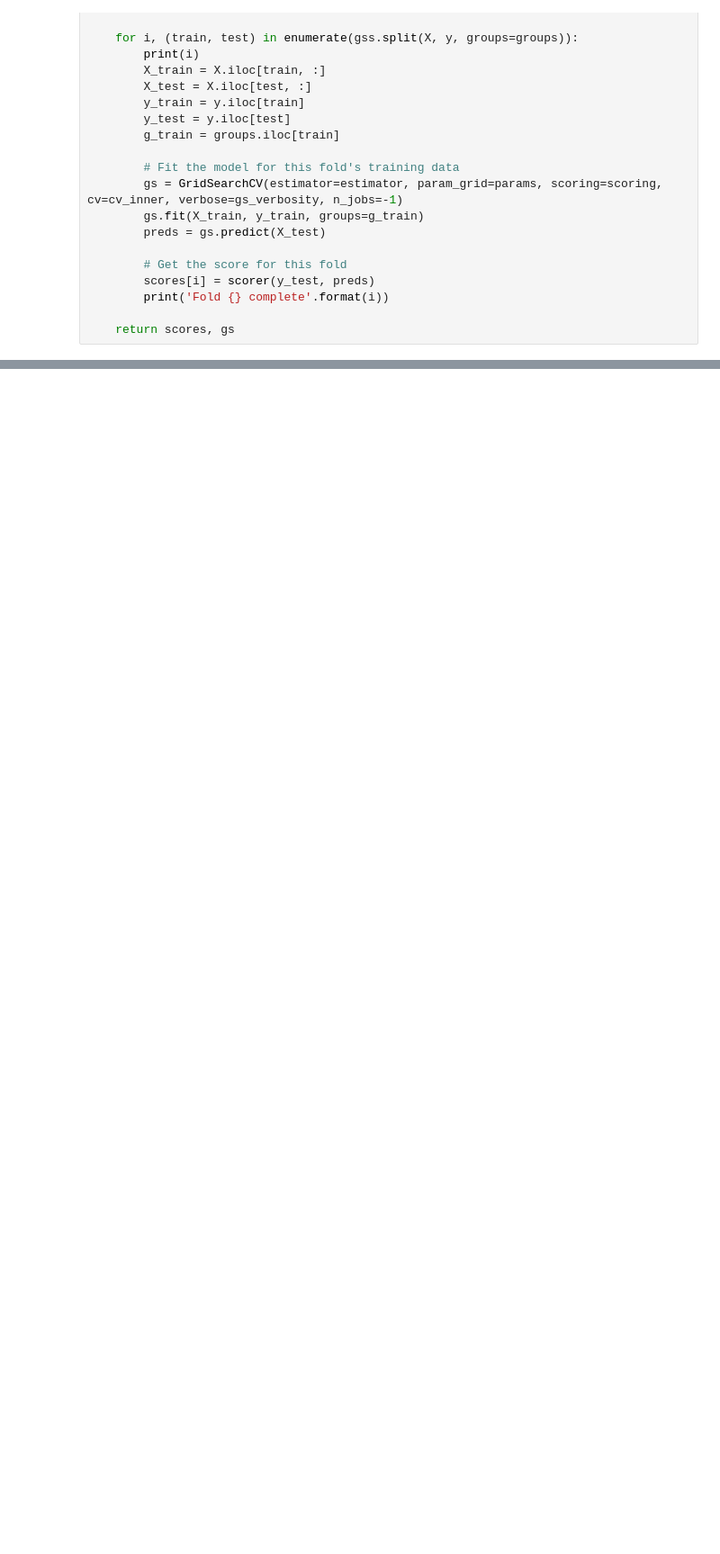
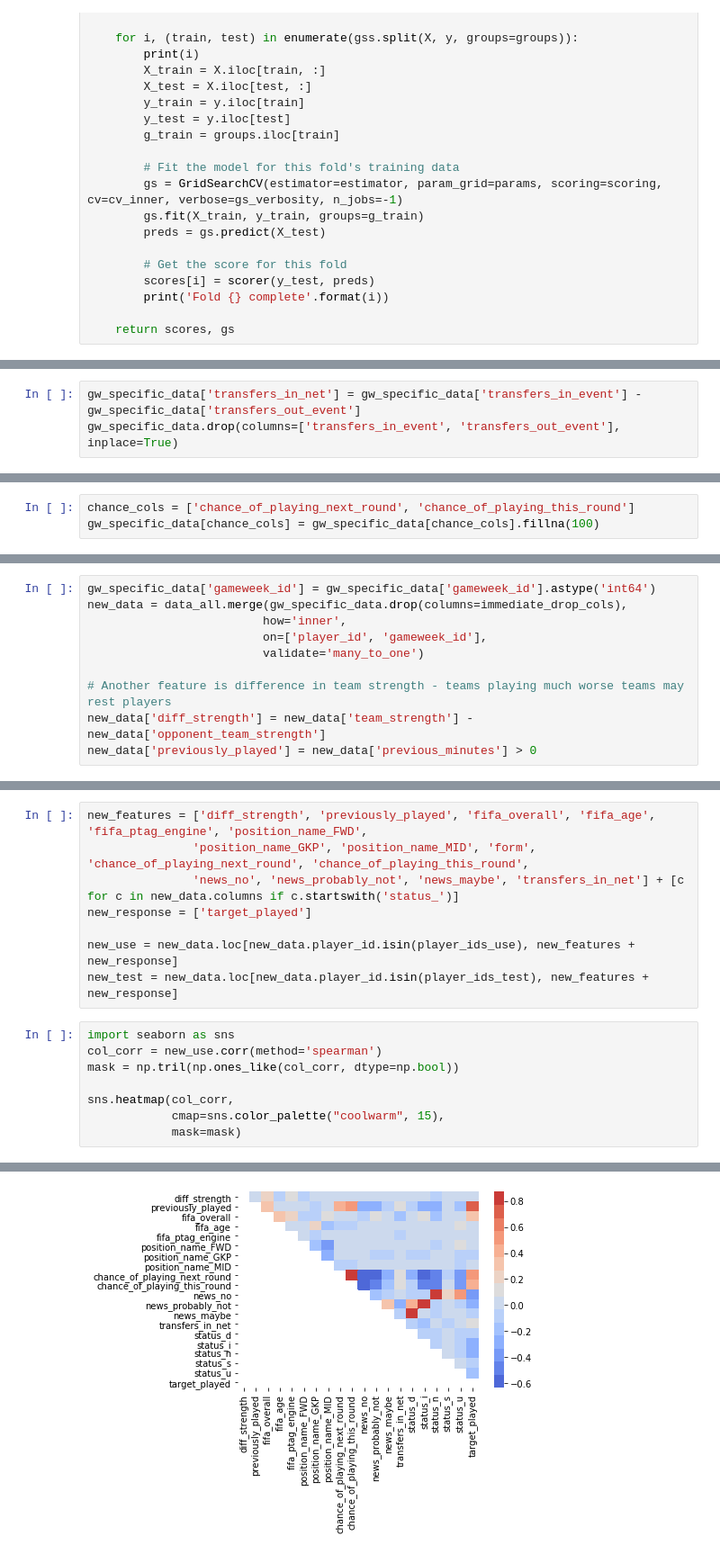
Before and after one commit to Hazzais/fantasy_premier_league, a Jupyter notebook: modelling/modelling_1_player_plays.ipynb, the cells around one changed output, grey strips where cells are left out. Shown at 90% size. Saved outputs shown, nothing was run; the diff lists cells and outputs as text; blank space fills up the shorter version.

Commit message:
Workable model for player playing

```diff
--- a/modelling/modelling_1_player_plays.ipynb
+++ b/modelling/modelling_1_player_plays.ipynb
@@ -252,0 +475,3 @@ Nested CV accuracy for xgboost: 0.84 +/- 0.007600
+# %%
+gw_specific_data['transfers_in_net'] = gw_specific_data['transfers_in_event'] - gw_specific_data['transfers_out_event']
+gw_specific_data.drop(columns=['transfers_in_event', 'transfers_out_event'], inplace=True)
@@ -252,0 +480,3 @@ Nested CV accuracy for xgboost: 0.84 +/- 0.007600
+# %%
+chance_cols = ['chance_of_playing_next_round', 'chance_of_playing_this_round']
+gw_specific_data[chance_cols] = gw_specific_data[chance_cols].fillna(100)
@@ -252,0 +533,10 @@ Nested CV accuracy for xgboost: 0.84 +/- 0.007600
+# %%
+gw_specific_data['gameweek_id'] = gw_specific_data['gameweek_id'].astype('int64')
+new_data = data_all.merge(gw_specific_data.drop(columns=immediate_drop_cols),
+                         how='inner',
+                         on=['player_id', 'gameweek_id'],
+                         validate='many_to_one')
+
+# Another feature is difference in team strength - teams playing much worse teams may rest players
+new_data['diff_strength'] = new_data['team_strength'] - new_data['opponent_team_strength']
+new_data['previously_played'] = new_data['previous_minutes'] > 0
@@ -252,0 +545,17 @@ Nested CV accuracy for xgboost: 0.84 +/- 0.007600
+# %%
+new_features = ['diff_strength', 'previously_played', 'fifa_overall', 'fifa_age', 'fifa_ptag_engine', 'position_name_FWD',
+               'position_name_GKP', 'position_name_MID', 'form', 'chance_of_playing_next_round', 'chance_of_playing_this_round',
+               'news_no', 'news_probably_not', 'news_maybe', 'transfers_in_net'] + [c for c in new_data.columns if c.startswith('status_')]
+new_response = ['target_played']
+
+new_use = new_data.loc[new_data.player_id.isin(player_ids_use), new_features + new_response]
+new_test = new_data.loc[new_data.player_id.isin(player_ids_test), new_features + new_response]
+# %%
+import seaborn as sns
+col_corr = new_use.corr(method='spearman')
+mask = np.tril(np.ones_like(col_corr, dtype=np.bool))
+
+sns.heatmap(col_corr,
+            cmap=sns.color_palette("coolwarm", 15),
+            mask=mask)
+# %% [output]
@@ -252,0 +563 @@ Nested CV accuracy for xgboost: 0.84 +/- 0.007600
+[figure, added]
```
Also changed, not shown: parts of 49 cells of this notebook.
